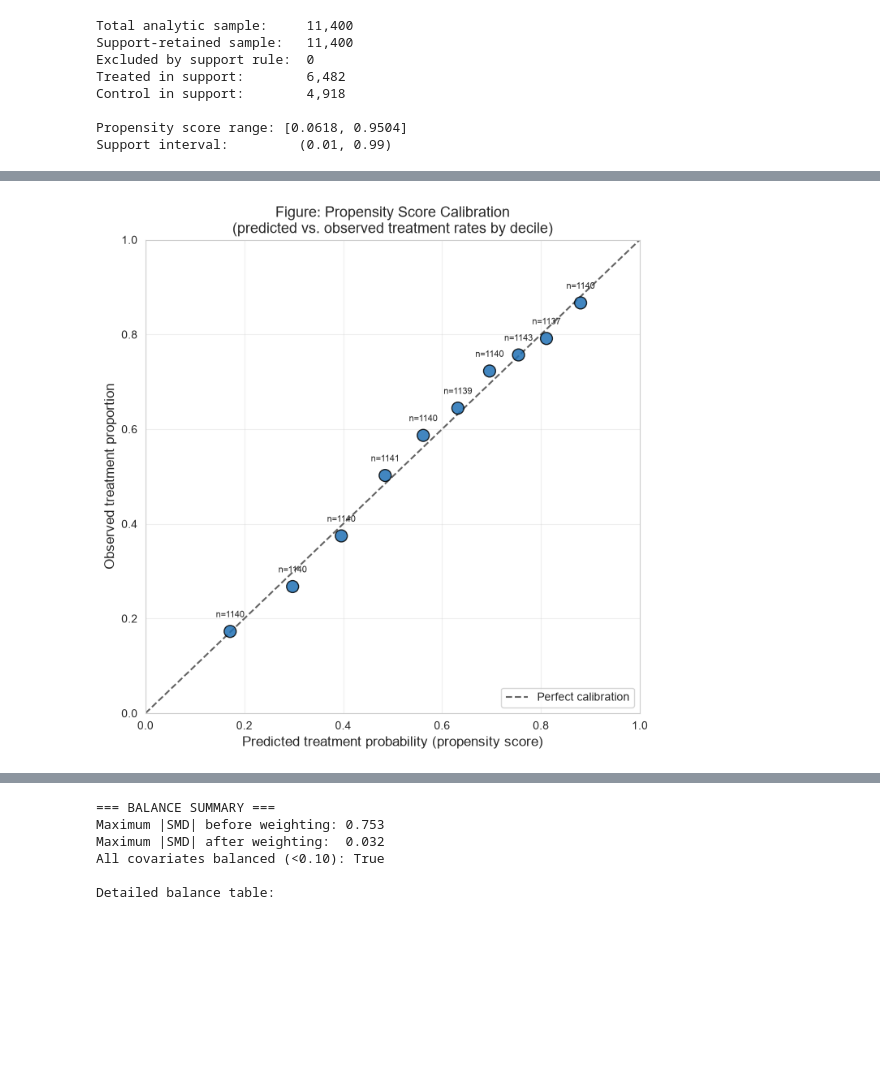
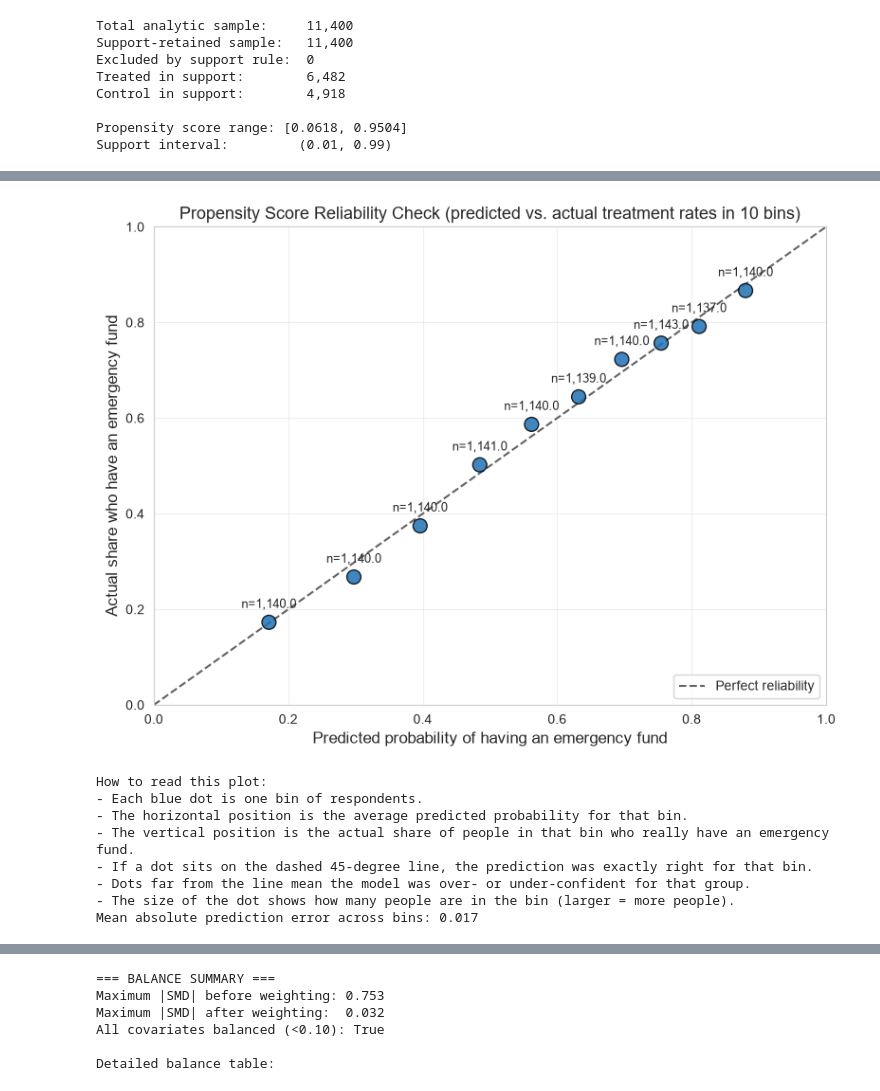
Before and after one commit to rfiez/scs4107_final_project_rueen_saneem_causal_emerg_fund_bill_pay, a Jupyter notebook: causal_ai_emergency_fund_notebook.ipynb, the cells around one changed output, grey strips where cells are left out. Drawn from its saved outputs; the diff is of its cells as text; code cells hidden in the pictures; blank space fills up the shorter version.

Commit message:
revise: shorten notebook, merge callouts, add detailed figure explanations, replace calibration plot

```diff
--- a/causal_ai_emergency_fund_notebook.ipynb
+++ b/causal_ai_emergency_fund_notebook.ipynb
@@ -974,38 +955,76 @@ Interpretation: Good overlap means both groups exist across the propensity range
 # %%
 # ---------------------------------------------------------------------------
-# PROPENSITY SCORE CALIBRATION BY DECILES (Modules 7-8)
+# PROPENSITY SCORE RELIABILITY CHECK (Modules 7-8)
 # ---------------------------------------------------------------------------
-# A well-calibrated propensity model predicts treatment rates that match the
-# actual treatment rates within each predicted-probability bin. If the points
-# fall on the diagonal, the model is reliable.
+# We group respondents into bins by their estimated propensity score (how
+# likely the model thinks they are to have an emergency fund). In each bin we
+# compare the model's predicted rate to the actual rate of treatment. A
+# reliable model will place the dots close to the diagonal dashed line.
+#
+# Why this matters: if the predicted probabilities are wrong in some ranges,
+# the IPW weights based on them will also be wrong, which can bias the ATE.
 # ---------------------------------------------------------------------------
-df["propensity_decile"] = pd.qcut(df["propensity"], q=10, duplicates="drop")
-cal_df = df.groupby("propensity_decile").agg(
-    mean_predicted=("propensity", "mean"),
-    mean_observed=("T", "mean"),
+# Create 10 roughly equal-sized bins by predicted probability
+n_bins = 10
+df["ps_bin"] = pd.qcut(df["propensity"], q=n_bins, duplicates="drop", labels=False)
+
+reliability = df.groupby("ps_bin").agg(
+    predicted_rate=("propensity", "mean"),
+    actual_rate=("T", "mean"),
     n=("T", "size"),
 ).reset_index()
 
-fig, ax = plt.subplots(figsize=(7, 7))
-ax.scatter(cal_df["mean_predicted"], cal_df["mean_observed"], s=cal_df["n"]/10,
-           color="#2171b5", edgecolor="black", alpha=0.85, zorder=3)
-ax.plot([0, 1], [0, 1], color="#636363", linestyle="--", linewidth=1.5, label="Perfect calibration")
+fig, ax = plt.subplots(figsize=(8, 6))
+scatter = ax.scatter(
+    reliability["predicted_rate"],
+    reliability["actual_rate"],
+    s=reliability["n"] / 10,
+    color="#2171b5",
+    edgecolor="black",
+    alpha=0.85,
+    zorder=3,
+)
+ax.plot([0, 1], [0, 1], color="#636363", linestyle="--", linewidth=1.5, label="Perfect reliability")
 
-for _, row in cal_df.iterrows():
-    ax.text(row["mean_predicted"], row["mean_observed"] + 0.03, f"n={row['n']}",
-            ha="center", fontsize=8)
+for _, row in reliability.iterrows():
+    ax.text(
+        row["predicted_rate"],
+        row["actual_rate"] + 0.03,
+        f"n={row['n']:,}",
+        ha="center",
+        fontsize=9,
+    )
 
-ax.set_xlabel("Predicted treatment probability (propensity score)", fontsize=12)
-ax.set_ylabel("Observed treatment proportion", fontsize=12)
-ax.set_title("Figure: Propensity Score Calibration\n(predicted vs. observed treatment rates by decile)", fontsize=13)
+ax.set_xlabel("Predicted probability of having an emergency fund", fontsize=12)
+ax.set_ylabel("Actual share who have an emergency fund", fontsize=12)
+ax.set_title("Propensity Score Reliability Check (predicted vs. actual treatment rates in 10 bins)", fontsize=13)
 ax.set_xlim(0, 1)
 ax.set_ylim(0, 1)
 ax.legend(loc="lower right", fontsize=10)
 ax.grid(alpha=0.3)
 plt.tight_layout()
 plt.show()
+
+print("How to read this plot:")
+print("- Each blue dot is one bin of respondents.")
+print("- The horizontal position is the average predicted probability for that bin.")
+print("- The vertical position is the actual share of people in that bin who really have an emergency fund.")
+print("- If a dot sits on the dashed 45-degree line, the prediction was exactly right for that bin.")
+print("- Dots far from the line mean the model was over- or under-confident for that group.")
+print("- The size of the dot shows how many people are in the bin (larger = more people).")
+
+mean_abs_error = (reliability["predicted_rate"] - reliability["actual_rate"]).abs().mean()
+print(f"Mean absolute prediction error across bins: {mean_abs_error:.3f}")
 # %% [output]
-[figure, old version]
+[figure, new version]
+How to read this plot:
+- Each blue dot is one bin of respondents.
+- The horizontal position is the average predicted probability for that bin.
+- The vertical position is the actual share of people in that bin who really have an emergency fund.
+- If a dot sits on the dashed 45-degree line, the prediction was exactly right for that bin.
+- Dots far from the line mean the model was over- or under-confident for that group.
+- The size of the dot shows how many people are in the bin (larger = more people).
+Mean absolute prediction error across bins: 0.017
 # %% [markdown]
 ## Modules 7–8: Covariate Balance Diagnostics
 
```
Also changed, not shown: parts of 46 cells of this notebook.
